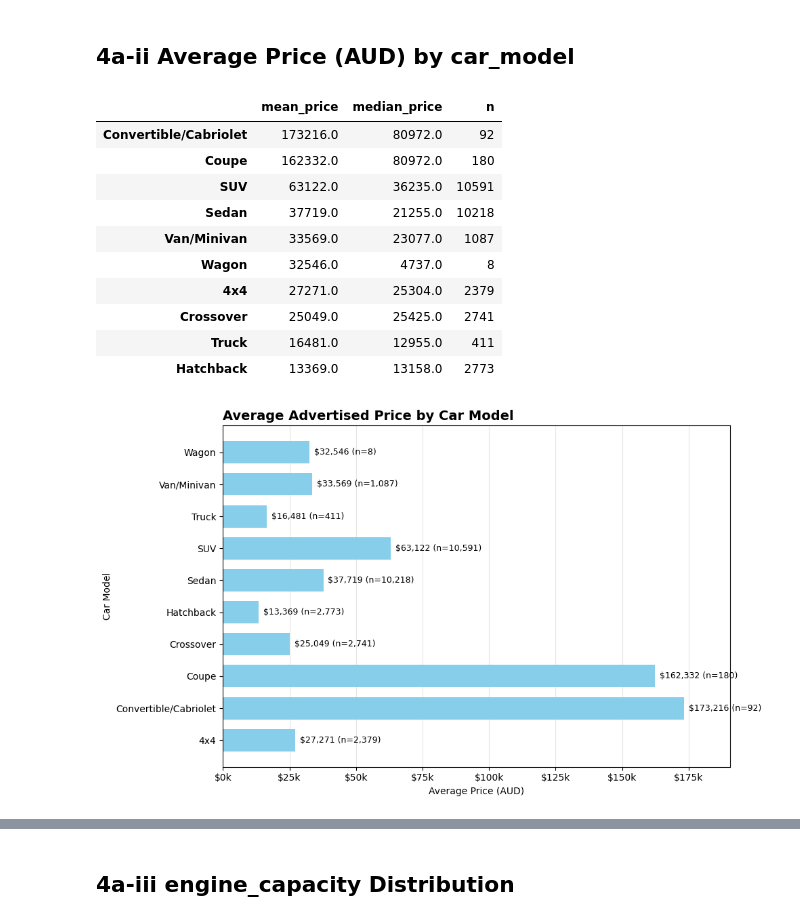
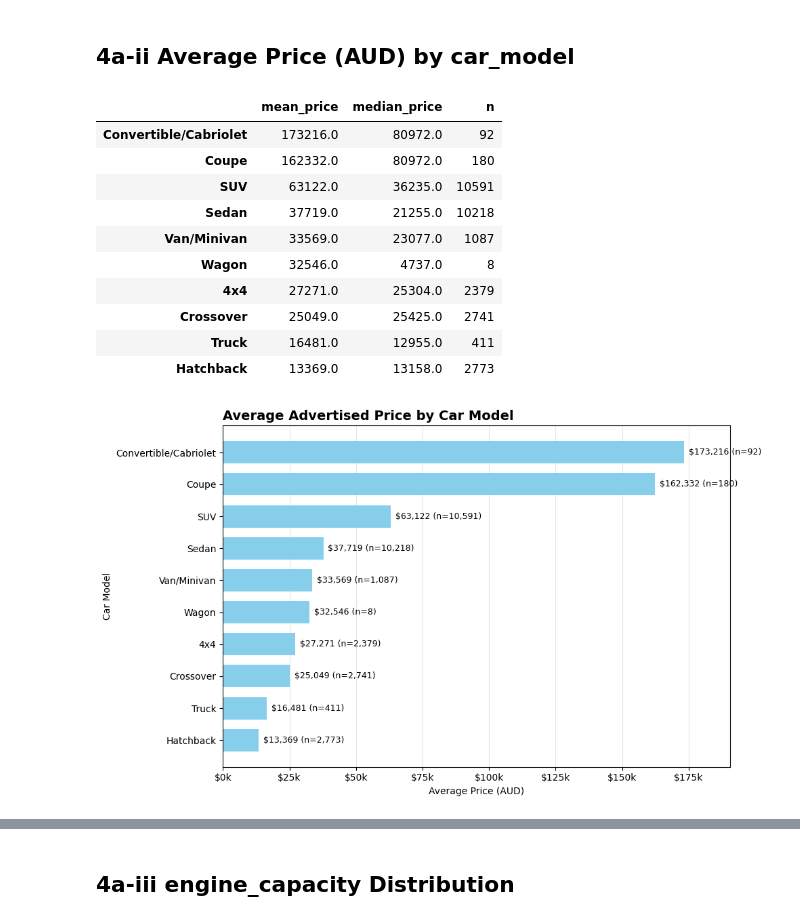
Before and after one commit to dylanvisor-alt/Group9_3009ICT_Group_Assignment, a Jupyter notebook: Group9_3009ICT_DataProcessingVisualisation.ipynb, the cells around one changed output, grey strips where cells are left out. Saved outputs shown, nothing was run; the diff lists cells and outputs as text; code cells hidden in the pictures.

```diff
--- a/Group9_3009ICT_DataProcessingVisualisation.ipynb
+++ b/Group9_3009ICT_DataProcessingVisualisation.ipynb
@@ -149,7 +153,7 @@ categorical_cols = ['origin', 'condition', 'car_model', 'exterior_color', 'inter
 
 # lowercase all entries in data colums
 for col in categorical_cols:
-  car_data[col] = car_data[col].astype(str).str.lower()
+  car_data[col] = car_data[col].where(car_data[col].isna(), car_data[col].astype(str).str.lower())
 
 # one-hot encode
 car_data_encoded = pd.get_dummies(car_data, columns=categorical_cols)
@@ -176,8 +180,3 @@ print(car_data_encoded.columns.tolist()[:30])
 4             innova
 (30652, 1316)
 ['ad_id', 'mileage', 'num_of_doors', 'seating_capacity', 'engine', 'fuel_consumption', 'year_of_manufacture', 'car_name', 'price (AUD)', 'engine_capacity', 'origin_domestic assembly', 'origin_imported ...
-# %%
-# diagnostic step
-
-for col in categorical_cols:
-  print(col, car_data[col].nunique())
@@ -1061,7 +1069,7 @@ import matplotlib.ticker as mtick
 
 # average price for each car model, plus median and count for context
 
-model_price = (cleaned_car_data.groupby('car_model')['price (AUD)'].agg(mean_price='mean', median_price='median', n='size'))
+model_price = (cleaned_car_data.groupby('car_model')['price (AUD)'].agg(mean_price='mean', median_price='median', n='size').sort_values('mean_price'))
 
 # tidy up display names
 
@@ -1083,31 +1091,31 @@ for bar, (mean_p, n) in zip(bars, model_price[['mean_price', 'n']].values):
   ax.text(bar.get_width() + model_price['mean_price'].max() * 0.01, bar.get_y() + bar.get_height() / 2,
     f"${mean_p:,.0f} (n={int(n):,})", va='center', fontsize = 9, color='black')
 
 ax.set_title('Average Advertised Price by Car Model', fontsize=14, fontweight='bold', loc='left')
 ax.set_xlabel('Average Price (AUD)')
 ax.set_ylabel('Car Model')
 ax.xaxis.set_major_formatter(mtick.FuncFormatter(lambda x, _: f"${x/1000:,.0f}k"))
 ax.set_xlim(0, model_price['mean_price'].max() * 1.1)
 
 # recessive grid + axes
 
 ax.grid(axis='x', color='#e5e5e3', linewidth=0.8)
 ax.set_axisbelow(True)
 for side in ['top', 'right']:
   ax.spines[side]
 
 plt.tight_layout()
 plt.show()
 # %% [output]
 |  | mean_price | median_price | n |
 | Convertible/Cabriolet | 173216.0 | 80972.0 | 92 |
 | Coupe | 162332.0 | 80972.0 | 180 |
 | SUV | 63122.0 | 36235.0 | 10591 |
 | Sedan | 37719.0 | 21255.0 | 10218 |
 | Van/Minivan | 33569.0 | 23077.0 | 1087 |
 | Wagon | 32546.0 | 4737.0 | 8 |
 | 4x4 | 27271.0 | 25304.0 | 2379 |
 | Crossover | 25049.0 | 25425.0 | 2741 |
 | Truck | 16481.0 | 12955.0 | 411 |
 | Hatchback | 13369.0 | 13158.0 | 2773 |
-[figure, old version]
+[figure, new version]
```
Also changed, not shown: parts of 20 cells of this notebook.
